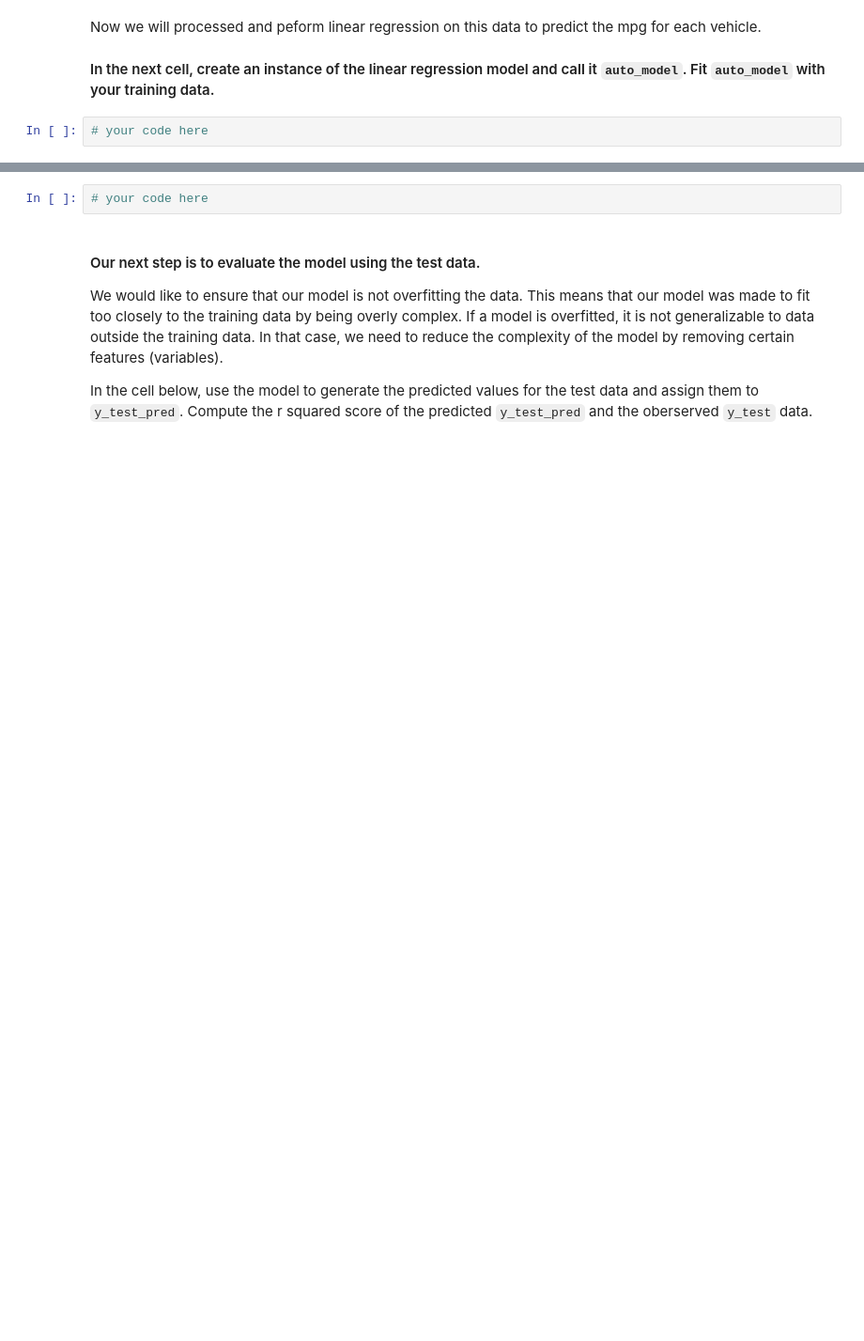
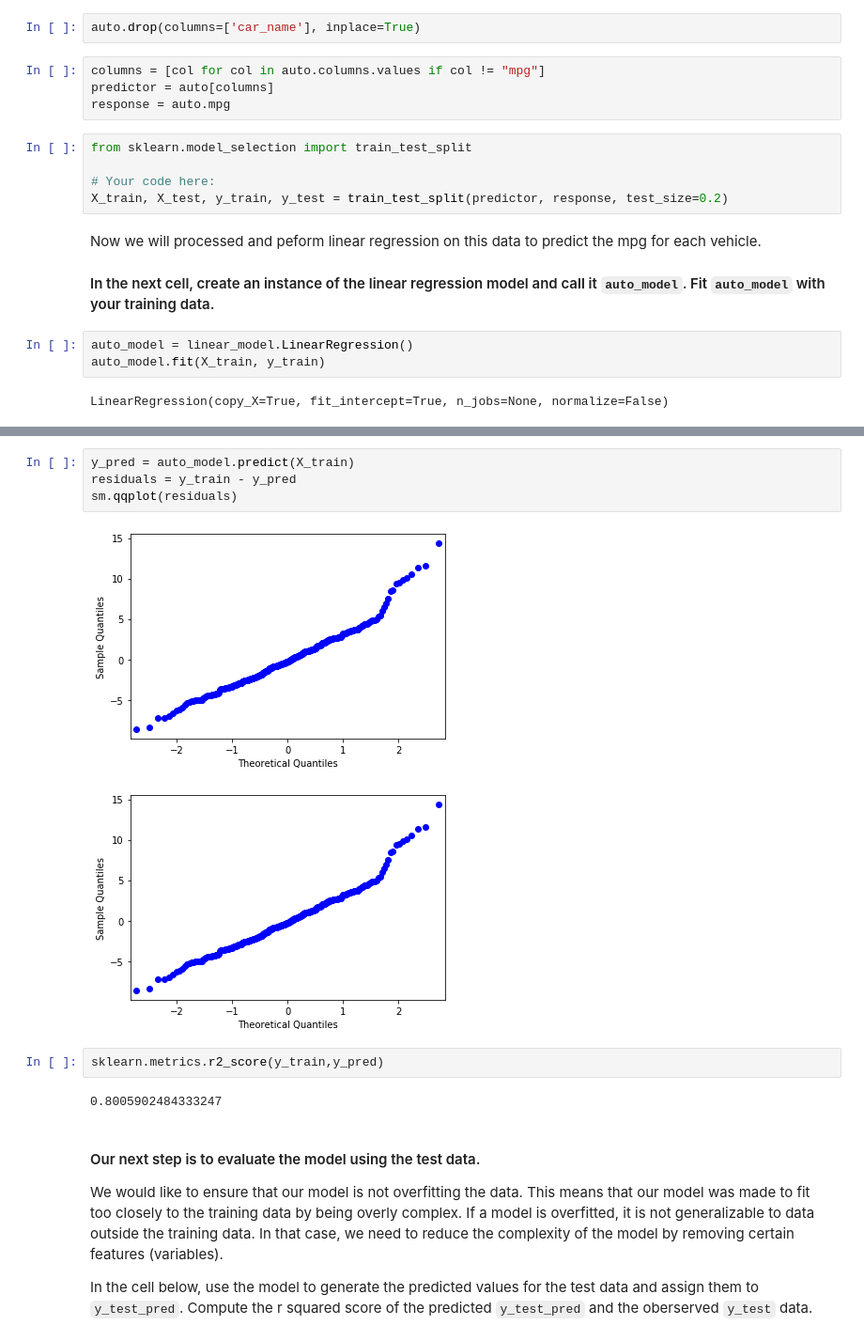
Before and after one commit to ta-data-bcn/lab-supervised-learning-sklearn, a Jupyter notebook: your-code/main.ipynb, the cells around one changed output, grey strips where cells are left out. Shown: that part at 94% size. Saved outputs shown, nothing was run; the diff lists cells and outputs as text; blank space fills up the shorter version.

```diff
--- a/your-code/main.ipynb
+++ b/your-code/main.ipynb
@@ -178,9 +330,23 @@ Assign the predictor and response training data to `X_train` and `y_train` respe
+# %%
+auto.drop(columns=['car_name'], inplace=True)
+# %%
+columns = [col for col in auto.columns.values if col != "mpg"]
+predictor = auto[columns]
+response = auto.mpg
+# %%
+from sklearn.model_selection import train_test_split
+
+# Your code here:
+X_train, X_test, y_train, y_test = train_test_split(predictor, response, test_size=0.2)
 # %% [markdown]
 Now we will processed and peform linear regression on this data to predict the mpg for each vehicle.
 
 #### In the next cell, create an instance of the linear regression model and call it `auto_model`. Fit `auto_model` with your training data.
-# %%
-# your code here
+# %%
+auto_model = linear_model.LinearRegression()
+auto_model.fit(X_train, y_train)
+# %% [output]
+LinearRegression(copy_X=True, fit_intercept=True, n_jobs=None, normalize=False)
 # %% [markdown]
 
 # Challenge 4 - Evaluate the Model
@@ -201,8 +367,17 @@ By adding the squares of the difference between all yi-ŷi pairs, we have a meas
 #### In the next cell, compute the predicted *y* based on `X_train` and call it `y_pred`. Then calcualte the r squared score between `y_pred` and `y_train` which indicates how well the estimated regression model fits the training data.
 
 *Hint: r squared score can be calculated using `sklearn.metrics.r2_score` ([documentation](https://scikit-learn.org/stable/modules/generated/sklearn.metrics.r2_score.html)).*
-# %%
-# your code here
+# %%
+y_pred = auto_model.predict(X_train)
+residuals = y_train - y_pred
+sm.qqplot(residuals)
+# %% [output]
+[figure, added]
+[figure, added]
+# %%
+sklearn.metrics.r2_score(y_train,y_pred)
+# %% [output]
+0.8005902484333247
 # %% [markdown]
 #### Our next step is to evaluate the model using the test data.
 
```
Also changed, not shown: parts of 72 cells of this notebook.
